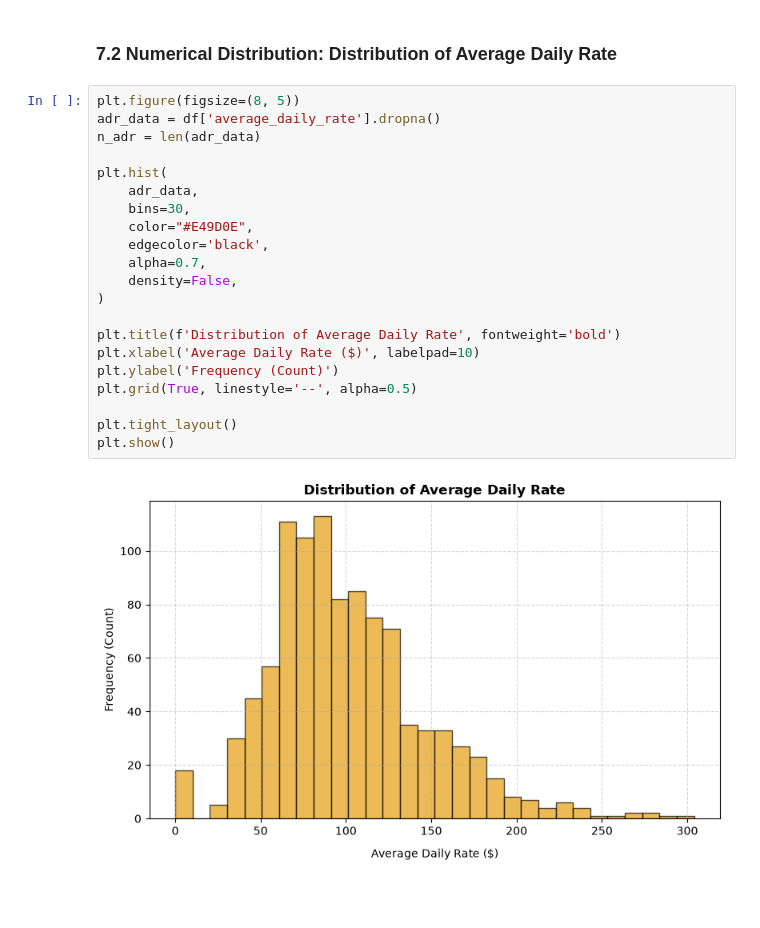
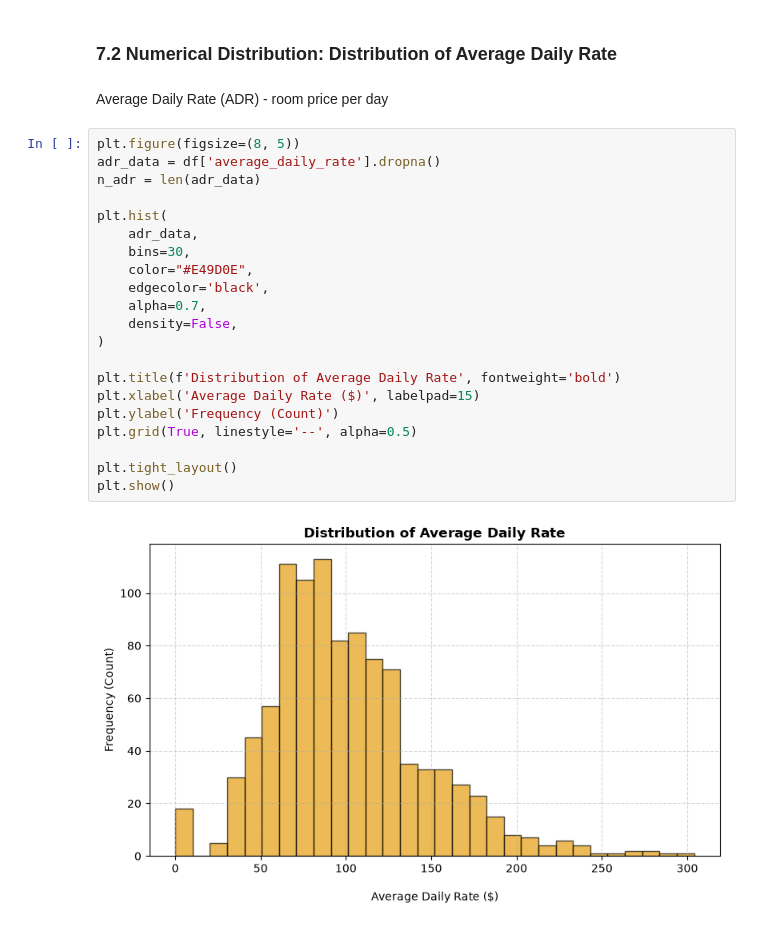
Before and after one commit to ElSnuso/Hotel-Booking-Data-Analysis, a Jupyter notebook: project.ipynb, the cells around one changed output. Drawn from its saved outputs; the diff is of its cells as text; blank space fills up the shorter version.

```diff
--- a/project.ipynb
+++ b/project.ipynb
@@ -471,25 +472,27 @@ plt.show()
 # %% [markdown]
 ### 7.2 Numerical Distribution: Distribution of Average Daily Rate
+# %% [markdown]
+Average Daily Rate (ADR) - room price per day
 # %%
 plt.figure(figsize=(8, 5))
 adr_data = df['average_daily_rate'].dropna()
 n_adr = len(adr_data)
 
 plt.hist(
     adr_data,
     bins=30,
     color="#E49D0E",
     edgecolor='black',
     alpha=0.7,
     density=False,
 )
 
 plt.title(f'Distribution of Average Daily Rate', fontweight='bold')
-plt.xlabel('Average Daily Rate ($)', labelpad=10)
+plt.xlabel('Average Daily Rate ($)', labelpad=15)
 plt.ylabel('Frequency (Count)')
 plt.grid(True, linestyle='--', alpha=0.5)
 
 plt.tight_layout()
 plt.show()
 # %% [output]
-[figure, old version]
+[figure, new version]
```
Also changed, not shown: parts of 9 cells of this notebook.
